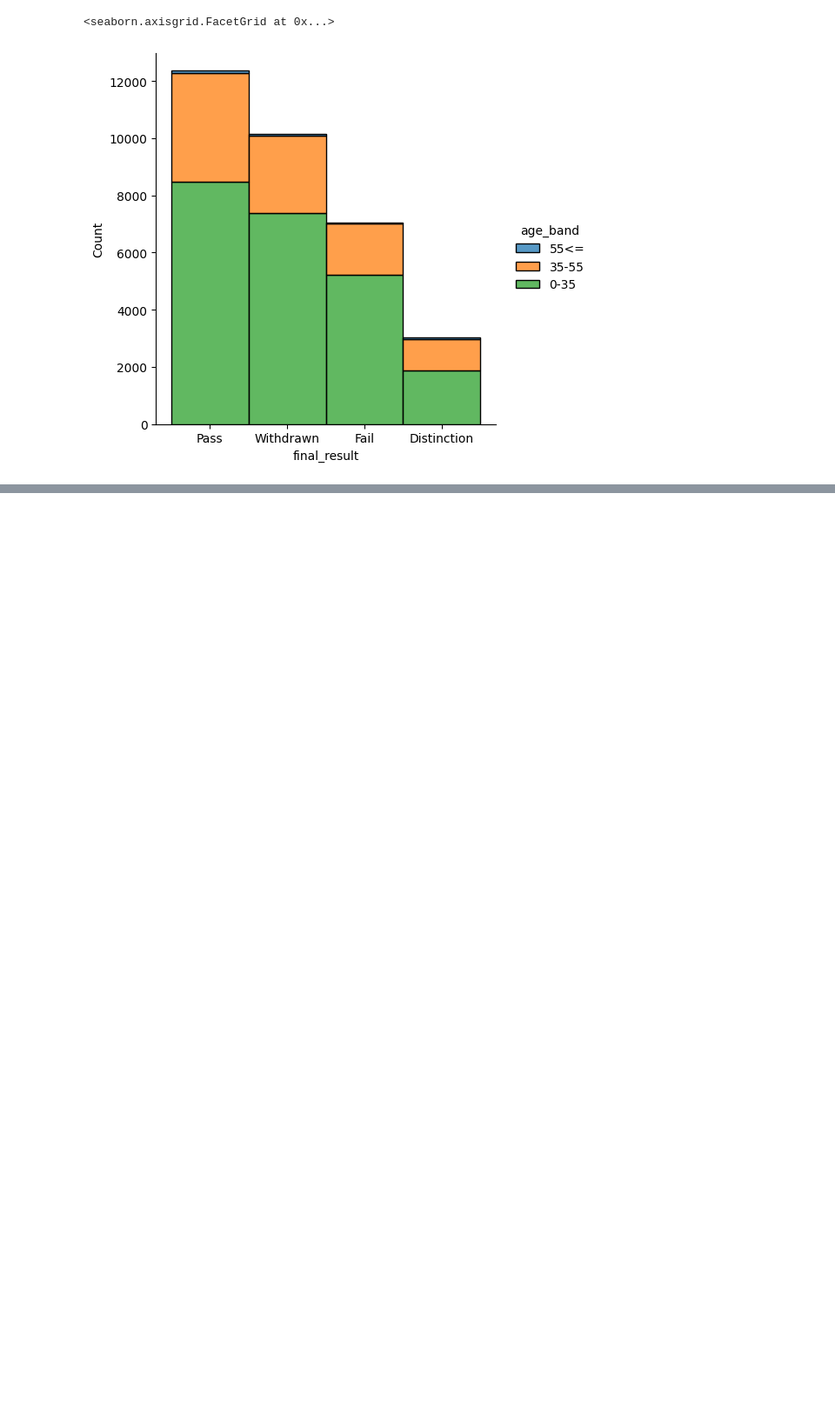
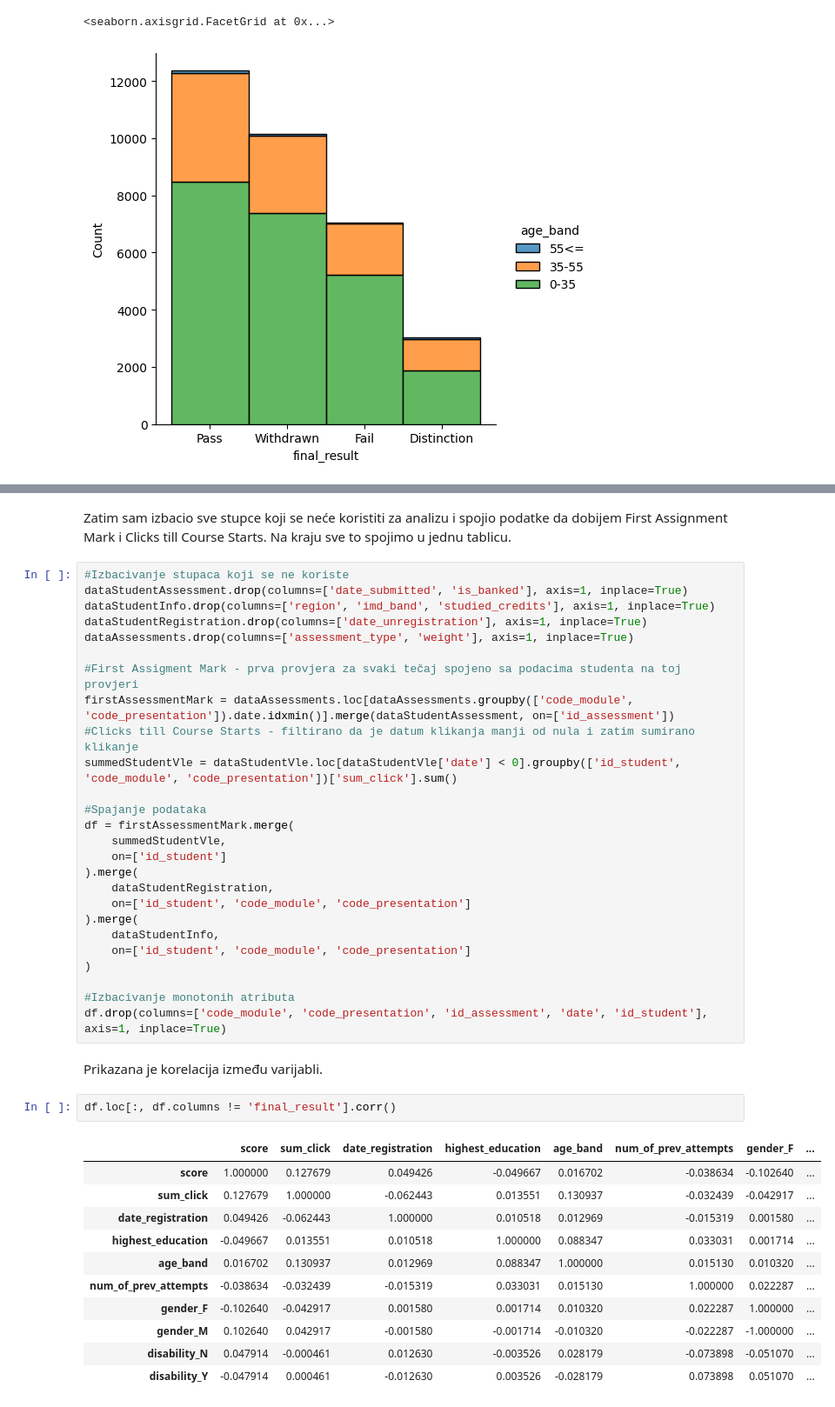
Before and after one commit to Hatej/UUZOP-Projekt, a Jupyter notebook: projekt.ipynb, the cells around one changed output, grey strips where cells are left out. Shown at 87% size. Saved outputs shown, nothing was run; the diff lists cells and outputs as text; blank space fills up the shorter version.

```diff
--- a/projekt.ipynb
+++ b/projekt.ipynb
@@ -318,0 +375,45 @@ sns.displot(dataStudentInfo, x='final_result', hue='age_band', multiple='stack')
+# %% [markdown]
+Zatim sam izbacio sve stupce koji se neće koristiti za analizu i spojio podatke da dobijem First Assignment Mark i Clicks till Course Starts.
+Na kraju sve to spojimo u jednu tablicu.
+# %%
+#Izbacivanje stupaca koji se ne koriste
+dataStudentAssessment.drop(columns=['date_submitted', 'is_banked'], axis=1, inplace=True)
+dataStudentInfo.drop(columns=['region', 'imd_band', 'studied_credits'], axis=1, inplace=True)
+dataStudentRegistration.drop(columns=['date_unregistration'], axis=1, inplace=True)
+dataAssessments.drop(columns=['assessment_type', 'weight'], axis=1, inplace=True)
+
+#First Assigment Mark - prva provjera za svaki tečaj spojeno sa podacima studenta na toj provjeri
+firstAssessmentMark = dataAssessments.loc[dataAssessments.groupby(['code_module', 'code_presentation']).date.idxmin()].merge(dataStudentAssessment, on=['id_assessment'])
+#Clicks till Course Starts - filtirano da je datum klikanja manji od nula i zatim sumirano klikanje
+summedStudentVle = dataStudentVle.loc[dataStudentVle['date'] < 0].groupby(['id_student', 'code_module', 'code_presentation'])['sum_click'].sum()
+
+#Spajanje podataka
+df = firstAssessmentMark.merge(
+    summedStudentVle,
+    on=['id_student']
+).merge(
+    dataStudentRegistration,
+    on=['id_student', 'code_module', 'code_presentation']
+).merge(
+    dataStudentInfo,
+    on=['id_student', 'code_module', 'code_presentation']
+)
+
+#Izbacivanje monotonih atributa
+df.drop(columns=['code_module', 'code_presentation', 'id_assessment', 'date', 'id_student'], axis=1, inplace=True)
+# %% [markdown]
+Prikazana je korelacija između varijabli.
+# %%
+df.loc[:, df.columns != 'final_result'].corr()
+# %% [output]
+|  | score | sum_click | date_registration | highest_education | age_band | num_of_prev_attempts | gender_F | ... |
+| score | 1.000000 | 0.127679 | 0.049426 | -0.049667 | 0.016702 | -0.038634 | -0.102640 | ... |
+| sum_click | 0.127679 | 1.000000 | -0.062443 | 0.013551 | 0.130937 | -0.032439 | -0.042917 | ... |
+| date_registration | 0.049426 | -0.062443 | 1.000000 | 0.010518 | 0.012969 | -0.015319 | 0.001580 | ... |
+| highest_education | -0.049667 | 0.013551 | 0.010518 | 1.000000 | 0.088347 | 0.033031 | 0.001714 | ... |
+| age_band | 0.016702 | 0.130937 | 0.012969 | 0.088347 | 1.000000 | 0.015130 | 0.010320 | ... |
+| num_of_prev_attempts | -0.038634 | -0.032439 | -0.015319 | 0.033031 | 0.015130 | 1.000000 | 0.022287 | ... |
+| gender_F | -0.102640 | -0.042917 | 0.001580 | 0.001714 | 0.010320 | 0.022287 | 1.000000 | ... |
+| gender_M | 0.102640 | 0.042917 | -0.001580 | -0.001714 | -0.010320 | -0.022287 | -1.000000 | ... |
+| disability_N | 0.047914 | -0.000461 | 0.012630 | -0.003526 | 0.028179 | -0.073898 | -0.051070 | ... |
+| disability_Y | -0.047914 | 0.000461 | -0.012630 | 0.003526 | -0.028179 | 0.073898 | 0.051070 | ... |
```
Also changed, not shown: parts of 24 cells of this notebook.
